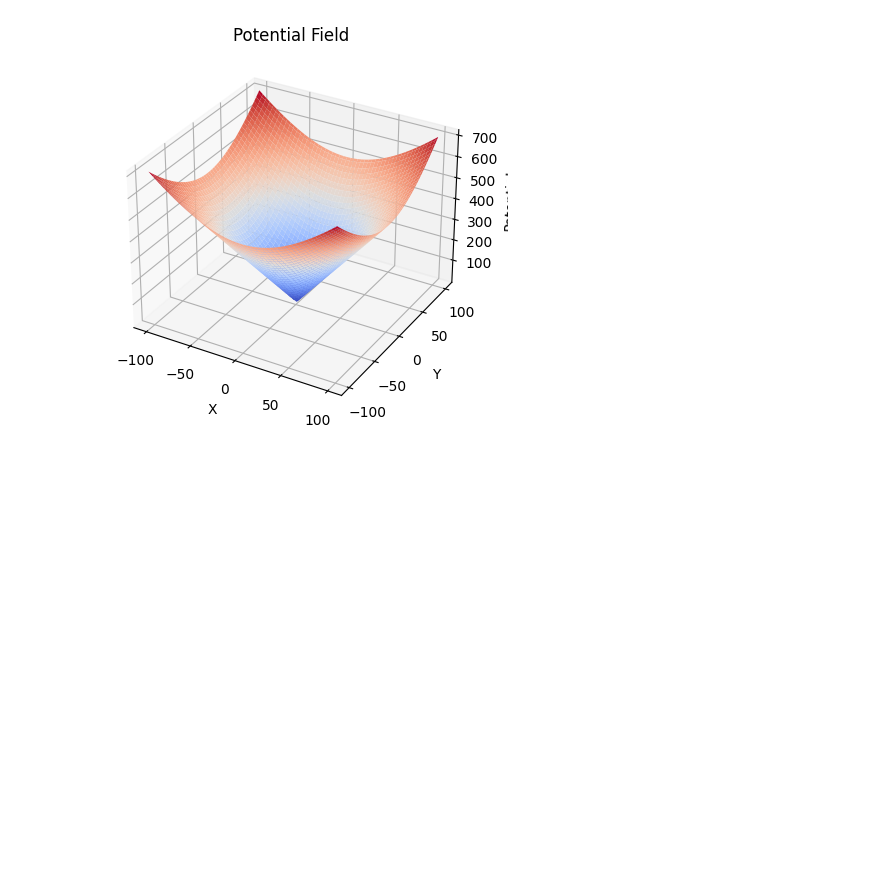
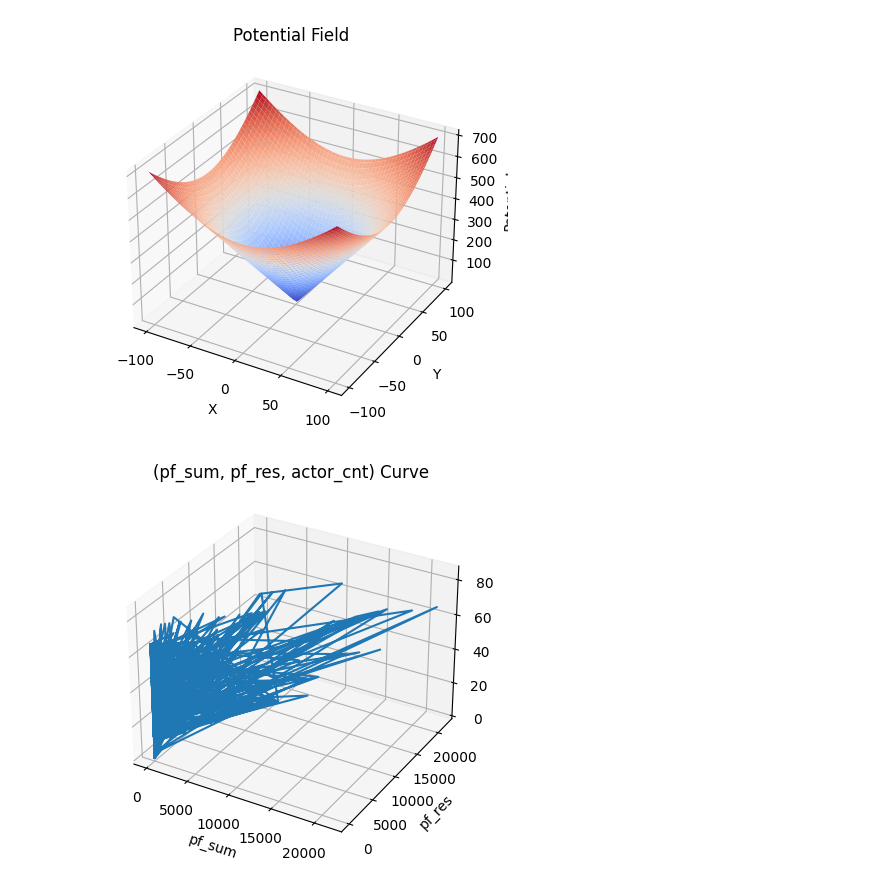
Before and after one commit to Kazawaryu/CARLA_ADA, a Jupyter notebook: test_code/s2/pf_func_test.ipynb, the cells around one changed output. Saved outputs shown, nothing was run; the diff lists cells and outputs as text; code cells hidden in the pictures; blank space fills up the shorter version.

```diff
--- a/test_code/s2/pf_func_test.ipynb
+++ b/test_code/s2/pf_func_test.ipynb
@@ -199,3 +223,59 @@ ax.set_title('Potential Field')
 plt.show()
 # %% [output]
 [figure]
+# %%
+path = '/home/ghosnp/project/fix_space/origin/carla_dataset_tools/raw_data/record_2023_1018_2027/vehicle.tesla.model3.master/velodyne_semantic'
+
+import os
+import numpy as np
+import pandas as pd
+import matplotlib.pyplot as plt
+
+def read_data(source_dir):
+    # only read the last line of the file
+    with open(source_dir, "r") as file:
+        data = file.readlines()[-1]
+    return data
+
+
+df = pd.DataFrame(columns=['actor_cnt', 'scan_entropy', 'bev_entropy', 'current_entropy_score', 'filtered_actors', 'selected_walkers', 'pf_sum', 'pf_tan', 'pf_res'])
+for filename in os.listdir(path):
+    if filename.endswith(".txt"):
+        data = read_data(os.path.join(path, filename)).split(" ")
+        df.loc[len(df)] = data
+
+
+# change pf_sum, pf_res, actor_cnt type into float
+df['pf_sum'] = df['pf_sum'].astype(float)
+df['pf_res'] = df['pf_res'].astype(float)
+df['actor_cnt'] = df['actor_cnt'].astype(float)
+
+
+# draw the curve of (pf_sum,pf_res,actor_cnt) in 3D
+fig = plt.figure()
+ax = fig.add_subplot(111, projection='3d')
+ax.plot(df['pf_sum'], df['pf_res'], df['actor_cnt'])
+ax.set_xlabel('pf_sum')
+ax.set_ylabel('pf_res')
+ax.set_zlabel('actor_cnt')
+ax.set_title('(pf_sum, pf_res, actor_cnt) Curve')
+plt.show()
+
+
+# visualize the pf_sum, draw the curve, only keep pf_sum < 1000
+# x start at 438705, add 3 to each frame
+# show text actor_cnt on the curve
+
+# plt.figure(figsize=(10, 40))
+# df = df.astype(float)
+# df = df[df['pf_sum'] < 1000]
+# df['pf_sum'] = df['pf_sum'].astype(int)
+# df['frame'] = df.index * 3 + 438705
+# df.plot(x='frame', y='pf_sum')
+# for i in range(len(df)):
+#     plt.text(df['frame'].iloc[i], df['pf_sum'].iloc[i], df['actor_cnt'].iloc[i])
+# plt.xlabel('frame')
+# plt.ylabel('pf_sum')
+# plt.show()
+# %% [output]
+[figure, added]
```
Also changed, not shown: parts of 7 cells of this notebook, 2 other files.
